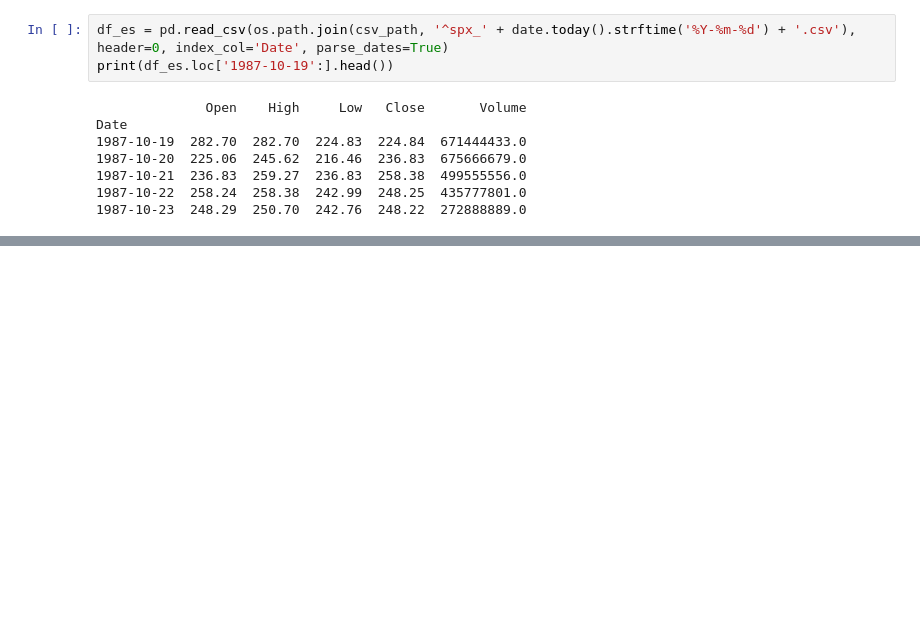
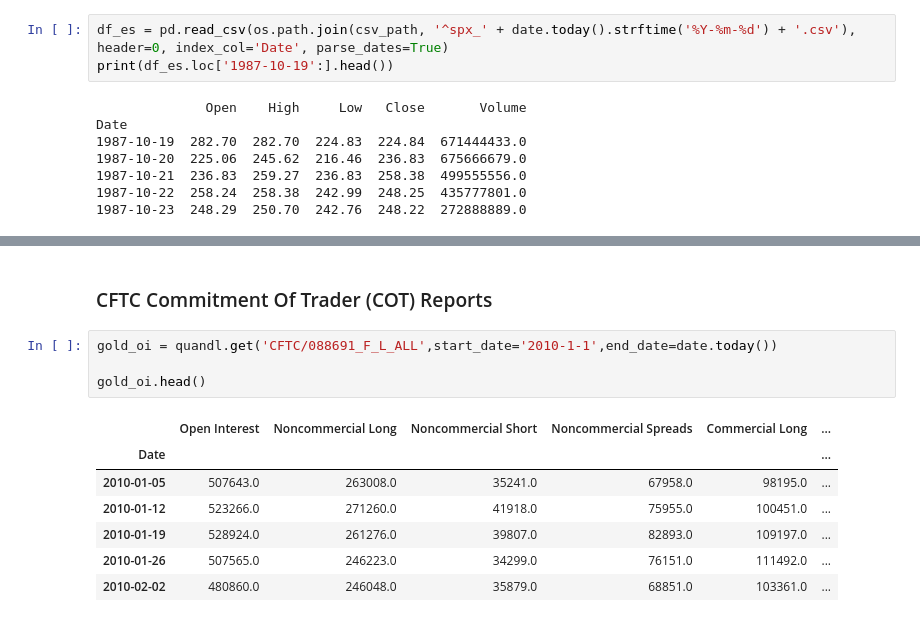
Before and after one commit to willbillionquant/python-r-qtrade, a Jupyter notebook: equities-data-api/data-api.ipynb, the cells around one changed output, grey strips where cells are left out. Cells and saved outputs as stored; diff of their text form; blank space fills up the shorter version.

```diff
--- a/equities-data-api/data-api.ipynb
+++ b/equities-data-api/data-api.ipynb
@@ -273,0 +312,14 @@ Date
+# %% [markdown]
+### CFTC Commitment Of Trader (COT) Reports
+# %%
+gold_oi = quandl.get('CFTC/088691_F_L_ALL',start_date='2010-1-1',end_date=date.today())
+
+gold_oi.head()
+# %% [output]
+|  | Open Interest | Noncommercial Long | Noncommercial Short | Noncommercial Spreads | Commercial Long | ... |
+| Date |  |  |  |  |  | ... |
+| 2010-01-05 | 507643.0 | 263008.0 | 35241.0 | 67958.0 | 98195.0 | ... |
+| 2010-01-12 | 523266.0 | 271260.0 | 41918.0 | 75955.0 | 100451.0 | ... |
+| 2010-01-19 | 528924.0 | 261276.0 | 39807.0 | 82893.0 | 109197.0 | ... |
+| 2010-01-26 | 507565.0 | 246223.0 | 34299.0 | 76151.0 | 111492.0 | ... |
+| 2010-02-02 | 480860.0 | 246048.0 | 35879.0 | 68851.0 | 103361.0 | ... |
```
Also changed, not shown: parts of 6 cells of this notebook.
